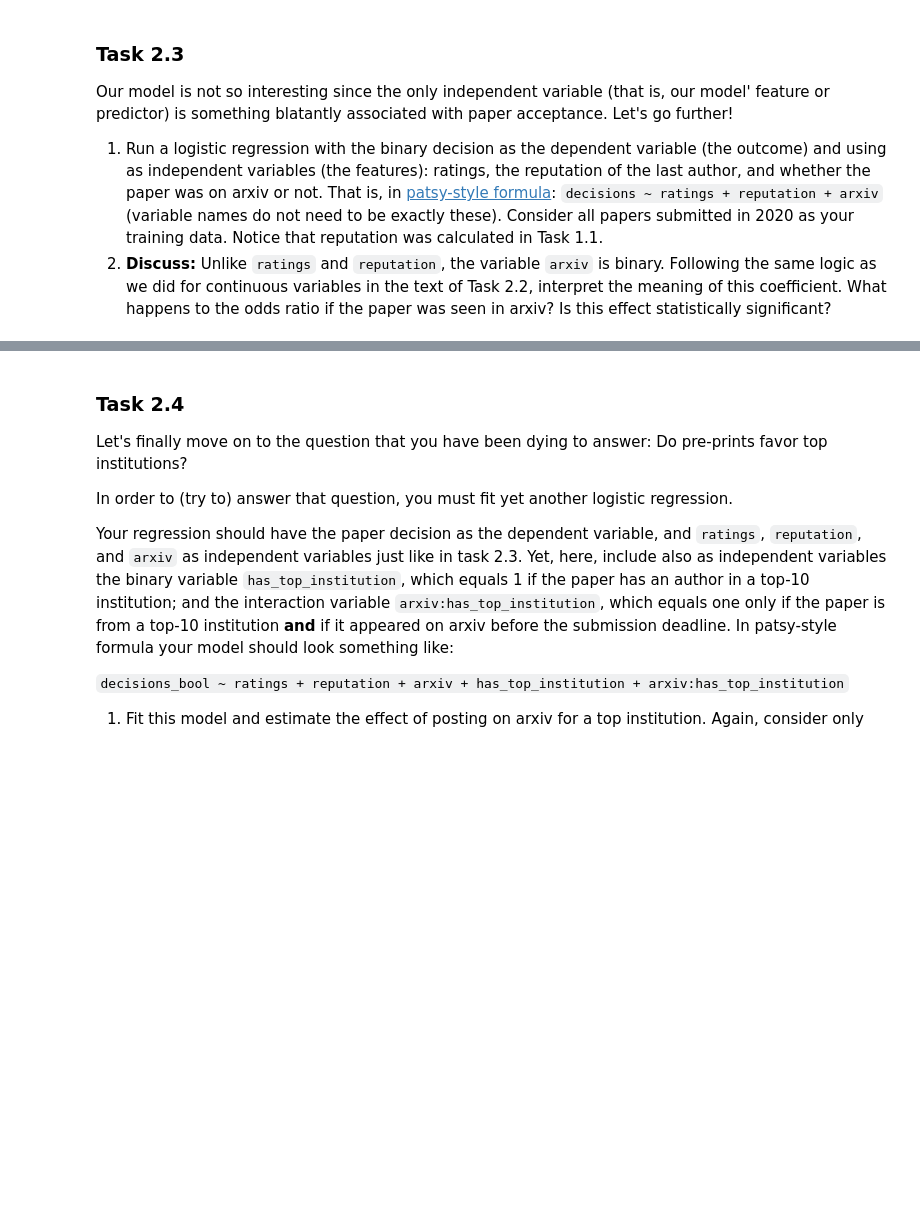
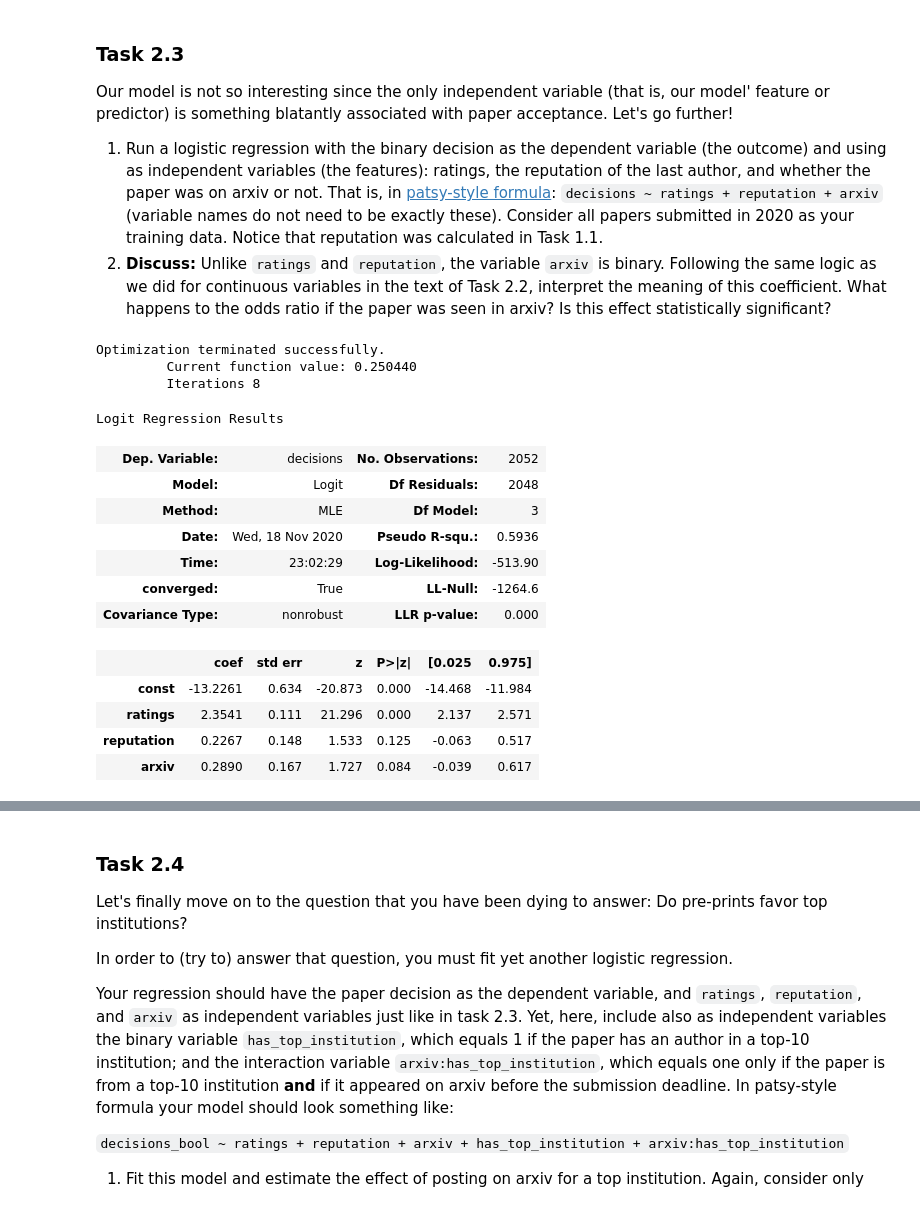
Before and after one commit to dust629/ada2020_teamwork, a Jupyter notebook: hw2_jos.ipynb, the cells around one changed output, grey strips where cells are left out. Drawn from its saved outputs; the diff is of its cells as text; code cells hidden in the pictures; blank space fills up the shorter version.

```diff
--- a/hw2_jos.ipynb
+++ b/hw2_jos.ipynb
@@ -843,0 +765,40 @@ Notice that reputation was calculated in Task 1.1.
+# %%
+### Your code here! ###
+
+#### Task 2.3.1 ####
+## Slice out independant variables
+patsy_df = publications_2020[["ratings", "reputation", "arxiv"]].copy()
+
+## Merge in decisions column using indices
+patsy_df = pd.merge(patsy_df, publications_2020_ratings["decisions"],
+                    how='outer', left_index=True, right_index=True)
+
+## Translate True/False to 1/0
+patsy_df["arxiv"] = patsy_df["arxiv"].astype(int)
+
+## Add constant term to include intercept b0 in model
+patsy_df = sm.add_constant(patsy_df)
+
+## Instantiate and fit model. Dependant variable is dropped when passing df for independant variables.
+logreg_model = sm.Logit(patsy_df["decisions"],
+                        patsy_df.drop(labels="decisions", axis=1)).fit()
+
+## Report summary
+logreg_model.summary()
+# %% [output]
+Optimization terminated successfully.
+         Current function value: 0.250440
+         Iterations 8
+Logit Regression Results
+| Dep. Variable: | decisions | No. Observations: | 2052 |
+| Model: | Logit | Df Residuals: | 2048 |
+| Method: | MLE | Df Model: | 3 |
+| Date: | Wed, 18 Nov 2020 | Pseudo R-squ.: | 0.5936 |
+| Time: | 23:02:29 | Log-Likelihood: | -513.90 |
+| converged: | True | LL-Null: | -1264.6 |
+| Covariance Type: | nonrobust | LLR p-value: | 0.000 |
+|  | coef | std err | z | P>|z| | [0.025 | 0.975] |
+| const | -13.2261 | 0.634 | -20.873 | 0.000 | -14.468 | -11.984 |
+| ratings | 2.3541 | 0.111 | 21.296 | 0.000 | 2.137 | 2.571 |
+| reputation | 0.2267 | 0.148 | 1.533 | 0.125 | -0.063 | 0.517 |
+| arxiv | 0.2890 | 0.167 | 1.727 | 0.084 | -0.039 | 0.617 |
```
Also changed, not shown: parts of 28 cells of this notebook.
